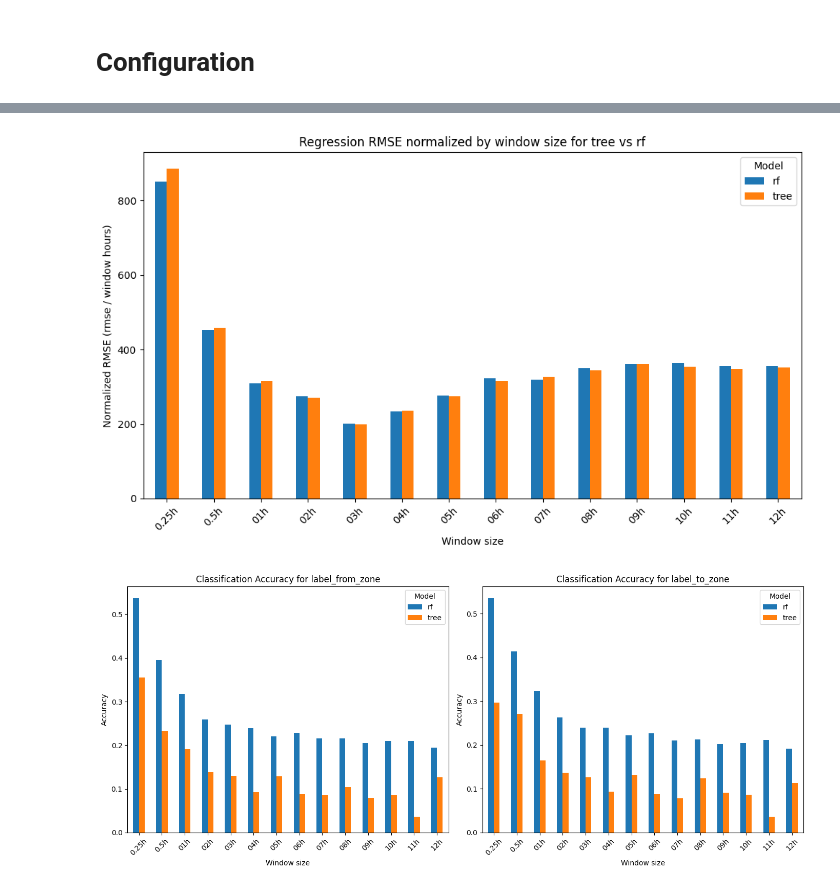
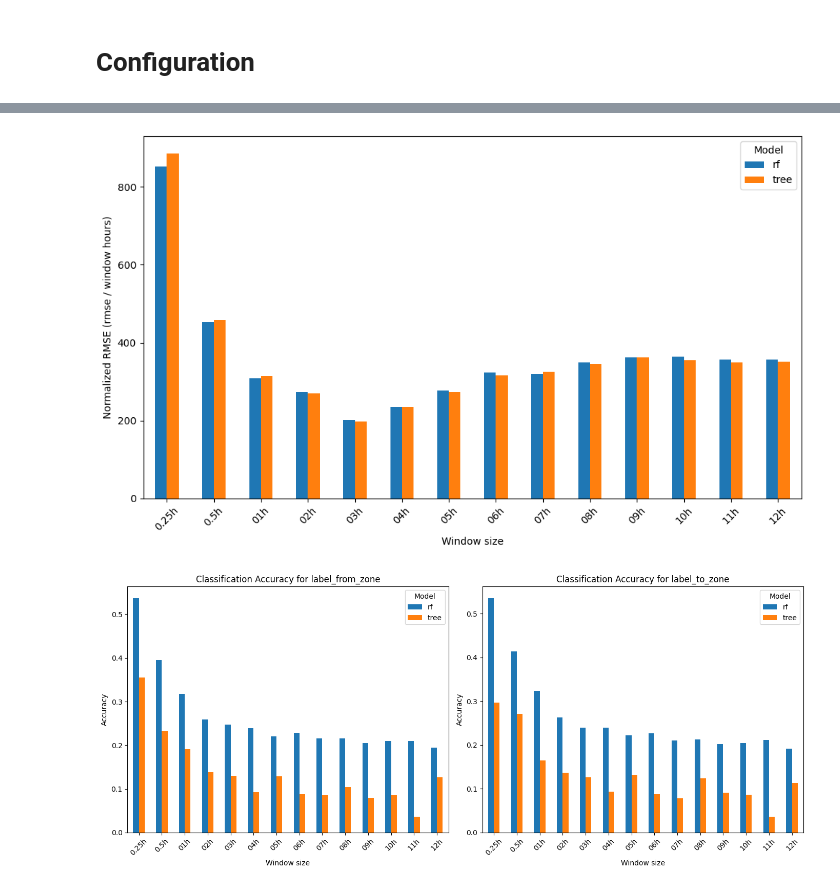
Before and after one commit to mohamad-hasan-sohan-ajini/predictive-maintenance, a Jupyter notebook: src/predictive_maintenance.ipynb, the cells around one changed output, grey strips where cells are left out. Saved outputs shown, nothing was run; the diff lists cells and outputs as text; code cells hidden in the pictures.

```diff
--- a/src/predictive_maintenance.ipynb
+++ b/src/predictive_maintenance.ipynb
@@ -84,30 +84,30 @@ metrics_df.head()
 # %%
 import matplotlib.pyplot as plt
 
 reg_df = metrics_df[
     (metrics_df["task"] == "regression") & (metrics_df["model"].isin(["tree", "rf"]))
 ].copy()
 
 reg_df["winsize"] = reg_df["dataset"].str.extract(r"winsize(.+)$", expand=False)
 reg_df["winsize_hours"] = (
     reg_df["winsize"].str.replace("h", "", regex=False).astype(float)
 )
 reg_df["rmse_norm"] = reg_df["rmse"] / reg_df["winsize_hours"]
 
 pivot = reg_df.sort_values("winsize_hours").pivot(
     index="winsize", columns="model", values="rmse_norm"
 )
 
 ax = pivot.plot(kind="bar", figsize=(10, 6))
 ax.set_xlabel("Window size")
 ax.set_ylabel("Normalized RMSE (rmse / window hours)")
-ax.set_title("Regression RMSE normalized by window size for tree vs rf")
+# ax.set_title("Regression RMSE normalized by window size for tree vs rf")
 ax.legend(title="Model")
 plt.xticks(rotation=45)
 plt.tight_layout()
 plt.show()
 # %% [output]
-[figure, old version]
+[figure, new version]
 # %%
 class_df = metrics_df[
     (metrics_df["task"] == "classification")
```
Also changed, not shown: parts of 1 cell of this notebook, 1 other file.
